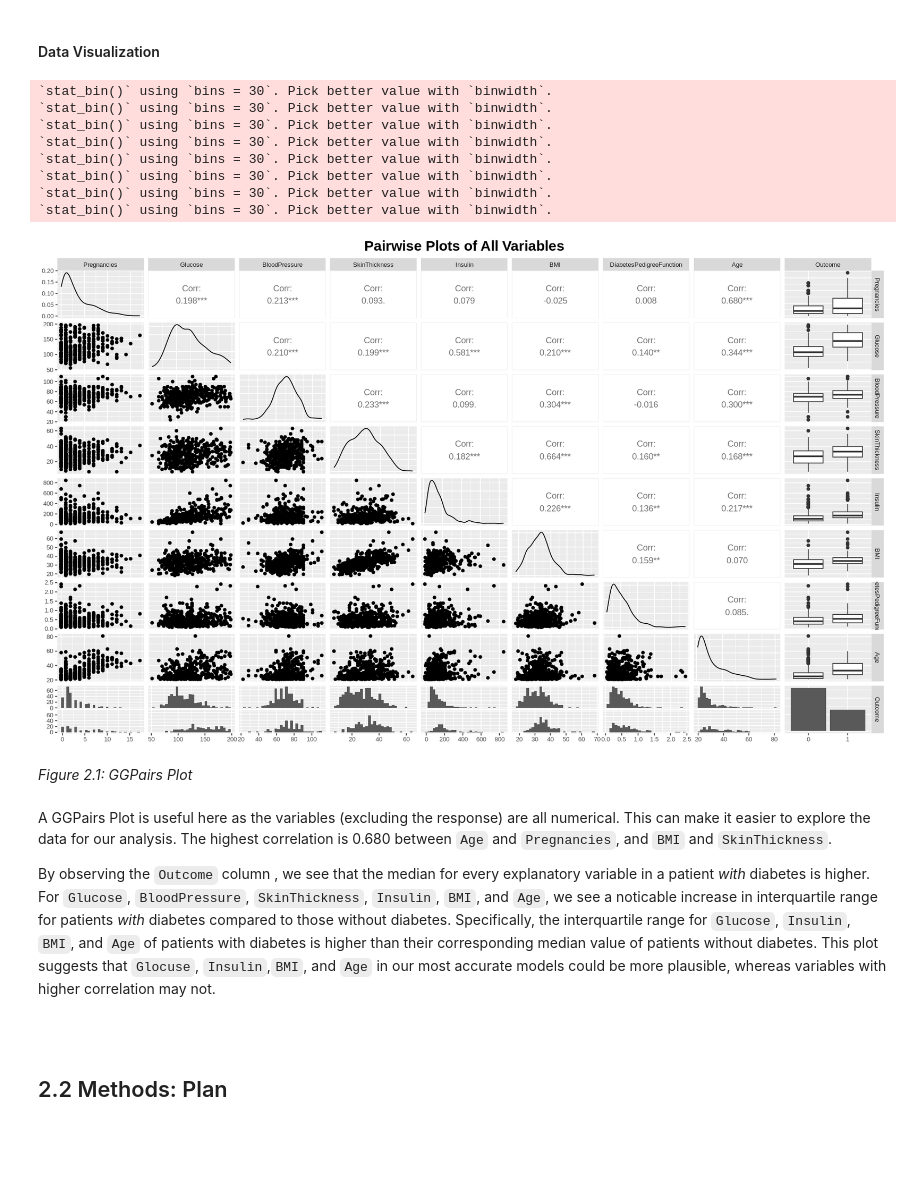
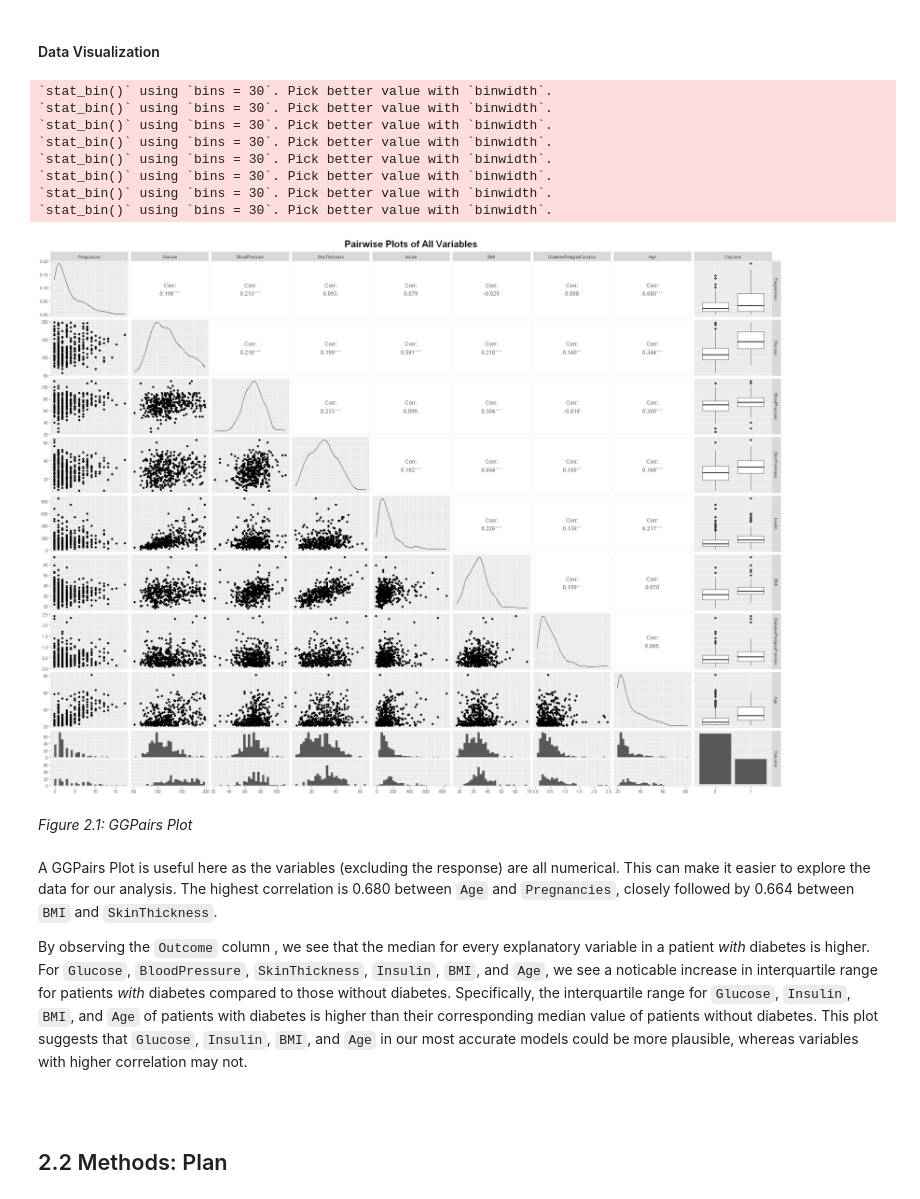
Before and after one commit to sadia-kd/STAT-301-Project, a Jupyter notebook: PlanningStage.ipynb, the cells around one changed output. Drawn from its saved outputs; the diff is of its cells as text; code cells hidden in the pictures; blank space fills up the shorter version.

```diff
--- a/PlanningStage.ipynb
+++ b/PlanningStage.ipynb
@@ -201,39 +202,39 @@ _Table 2.3: We have 262 female patients that are non-diabetic and 130 patients t
 #### Data Visualization
 # %%
 # Control the plot dimensions
-options(repr.plot.width = 15, repr.plot.height = 9)
+options(repr.plot.width = 20, repr.plot.height = 15)
 
 # Create a GGPairs Plot
 diabetes_pair_plots <-
     diabetes_clean %>%
     ggpairs(progress = FALSE) +
     ggtitle("Pairwise Plots of All Variables") +
     theme(
         plot.title = element_text(face = "bold", hjust = 0.5, size = 18),
         text = element_text(size = 10),
         axis.title = element_text(face = "bold")
     )
 
 diabetes_pair_plots
 
 # Main developer: Jaden
 # Contributor: Sadia
 # %% [output]
 `stat_bin()` using `bins = 30`. Pick better value with `binwidth`.
 `stat_bin()` using `bins = 30`. Pick better value with `binwidth`.
 `stat_bin()` using `bins = 30`. Pick better value with `binwidth`.
 `stat_bin()` using `bins = 30`. Pick better value with `binwidth`.
 `stat_bin()` using `bins = 30`. Pick better value with `binwidth`.
 `stat_bin()` using `bins = 30`. Pick better value with `binwidth`.
 `stat_bin()` using `bins = 30`. Pick better value with `binwidth`.
 `stat_bin()` using `bins = 30`. Pick better value with `binwidth`.
-[figure, old version]
+[figure, new version]
 # %% [markdown]
 _Figure 2.1: GGPairs Plot_
 # %% [markdown]
-A GGPairs Plot is useful here as the variables (excluding the response) are all numerical. This can make it easier to explore the data for our analysis. The highest correlation is 0.680 between `Age` and `Pregnancies`, and `BMI` and `SkinThickness`.
+A GGPairs Plot is useful here as the variables (excluding the response) are all numerical. This can make it easier to explore the data for our analysis. The highest correlation is 0.680 between `Age` and `Pregnancies`, closely followed by 0.664 between `BMI` and `SkinThickness`.
 
-By observing the `Outcome` column , we see that the median for every explanatory variable in a patient *with* diabetes is higher. For `Glucose`, `BloodPressure`, `SkinThickness`, `Insulin`, `BMI`, and `Age`, we see a noticable increase in interquartile range for patients *with* diabetes compared to those without diabetes. Specifically, the interquartile range for `Glucose`, `Insulin`, `BMI`, and `Age` of patients with diabetes is higher than their corresponding median value of patients without diabetes. This plot suggests that `Glocuse`, `Insulin`,`BMI`, and `Age` in our most accurate models could be more plausible, whereas variables with higher correlation may not.
+By observing the `Outcome` column , we see that the median for every explanatory variable in a patient *with* diabetes is higher. For `Glucose`, `BloodPressure`, `SkinThickness`, `Insulin`, `BMI`, and `Age`, we see a noticable increase in interquartile range for patients *with* diabetes compared to those without diabetes. Specifically, the interquartile range for `Glucose`, `Insulin`, `BMI`, and `Age` of patients with diabetes is higher than their corresponding median value of patients without diabetes. This plot suggests that `Glucose`, `Insulin`, `BMI`, and `Age` in our most accurate models could be more plausible, whereas variables with higher correlation may not.
 
 <br>
 # %% [markdown]
```
Also changed, not shown: parts of 17 cells of this notebook.
